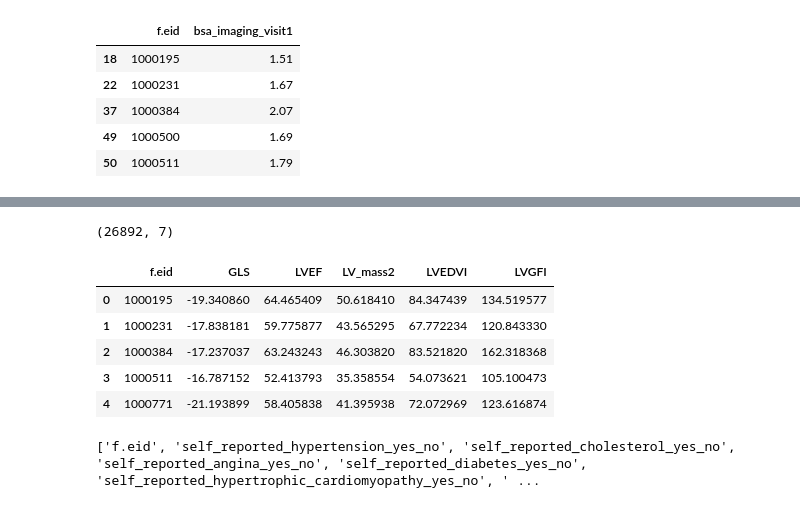
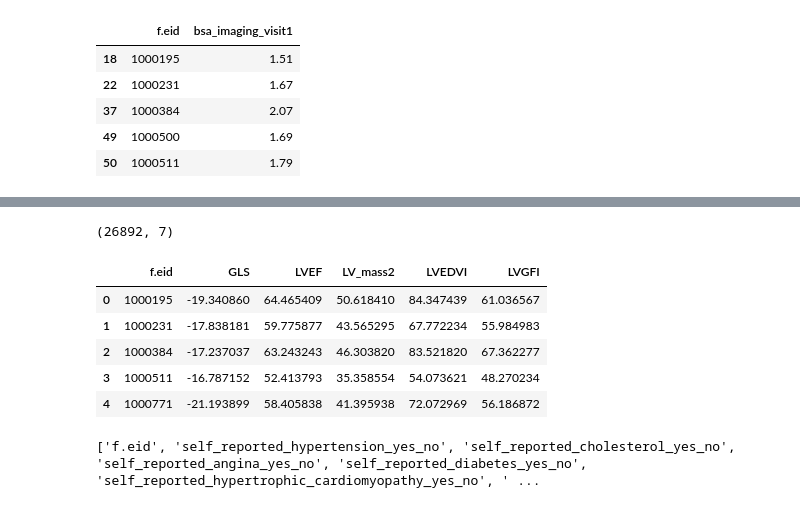
Before and after one commit to graciaandr/mres_dissertation, a Jupyter notebook: updated_data_preprocessing_covariates.ipynb, the cells around one changed output, grey strips where cells are left out. Saved outputs shown, nothing was run; the diff lists cells and outputs as text; code cells hidden in the pictures.

```diff
--- a/updated_data_preprocessing_covariates.ipynb
+++ b/updated_data_preprocessing_covariates.ipynb
@@ -1430,30 +1434,31 @@ df_bsa.head()
 # %%
 df_cmr_measures = pd.read_csv("/workspace/home/gandriamiadana/mres_dissertation/cmr_measures_updated.csv", sep= ";")
 df_cmr_measures.rename(columns={'eid': 'f.eid'}, inplace=True)
 
 df_cmrs = df_cmr_measures[['f.eid', 'LVM (g)', 'LVSV (mL)', 'LVESV (mL)', 'LVEDV (mL)', 'Ell_Global (%)', 'LVEF (%)']]
 df_cmrs.head(10)
 print(df_cmrs.shape)
 
 # df_cmrs_updated = df_cmrs.copy()
 df_cmrs_updated = pd.merge(df_bsa, df_cmrs)
 
 # print(df_cmrs_updated.shape)
 df_cmrs_updated['LV_mass2'] = df_cmrs_updated["LVM (g)"]/df_cmrs_updated["bsa_imaging_visit1"]
 df_cmrs_updated['LVEDVI'] = df_cmrs_updated["LVEDV (mL)"]/df_cmrs_updated["bsa_imaging_visit1"]
 lv_mean_cav_vol = (df_cmrs_updated["LVEDV (mL)"]+df_cmrs_updated["LVESV (mL)"])/2
-df_cmrs_updated['LVGFI']= lv_mean_cav_vol + (df_cmrs_updated['LV_mass2']/1.05)
+global_volume= lv_mean_cav_vol + (df_cmrs_updated['LV_mass2']/1.05)
+df_cmrs_updated['LVGFI'] = (df_cmrs_updated['LVSV (mL)']/global_volume)*100
 df_cmrs_updated.rename(columns={'Ell_Global (%)': 'GLS',
                                 'LVEF (%)': 'LVEF'}, inplace=True)
 cols = range(1,6)
 df_cmrs_updated.drop(df_cmrs_updated.columns[cols],axis=1,inplace=True)
 
 df_cmrs_updated.head()
 # %% [output]
 (26892, 7)
 |  | f.eid | GLS | LVEF | LV_mass2 | LVEDVI | LVGFI |
-| 0 | 1000195 | -19.340860 | 64.465409 | 50.618410 | 84.347439 | 134.519577 |
-| 1 | 1000231 | -17.838181 | 59.775877 | 43.565295 | 67.772234 | 120.843330 |
-| 2 | 1000384 | -17.237037 | 63.243243 | 46.303820 | 83.521820 | 162.318368 |
-| 3 | 1000511 | -16.787152 | 52.413793 | 35.358554 | 54.073621 | 105.100473 |
-| 4 | 1000771 | -21.193899 | 58.405838 | 41.395938 | 72.072969 | 123.616874 |
+| 0 | 1000195 | -19.340860 | 64.465409 | 50.618410 | 84.347439 | 61.036567 |
+| 1 | 1000231 | -17.838181 | 59.775877 | 43.565295 | 67.772234 | 55.984983 |
+| 2 | 1000384 | -17.237037 | 63.243243 | 46.303820 | 83.521820 | 67.362277 |
+| 3 | 1000511 | -16.787152 | 52.413793 | 35.358554 | 54.073621 | 48.270234 |
+| 4 | 1000771 | -21.193899 | 58.405838 | 41.395938 | 72.072969 | 56.186872 |
```
Also changed, not shown: parts of 5 cells of this notebook.
